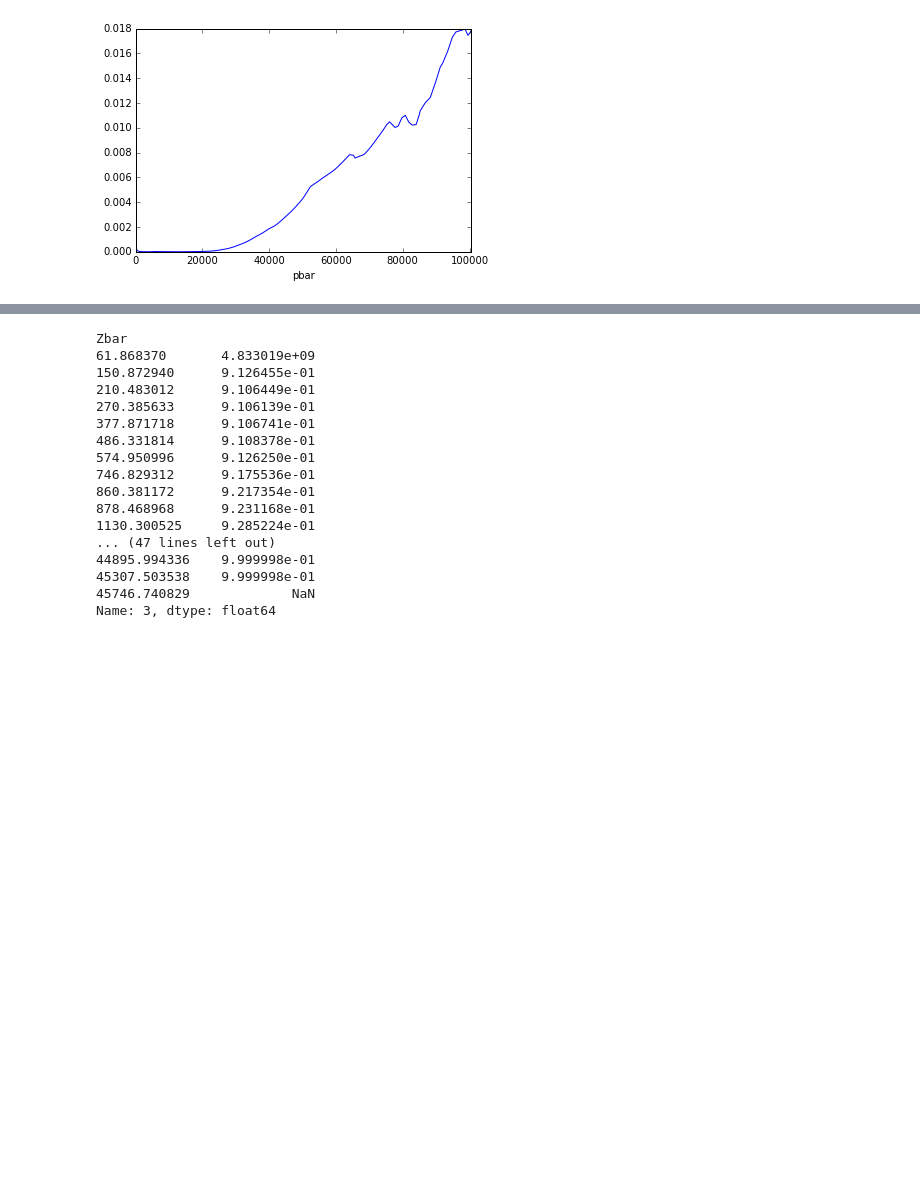
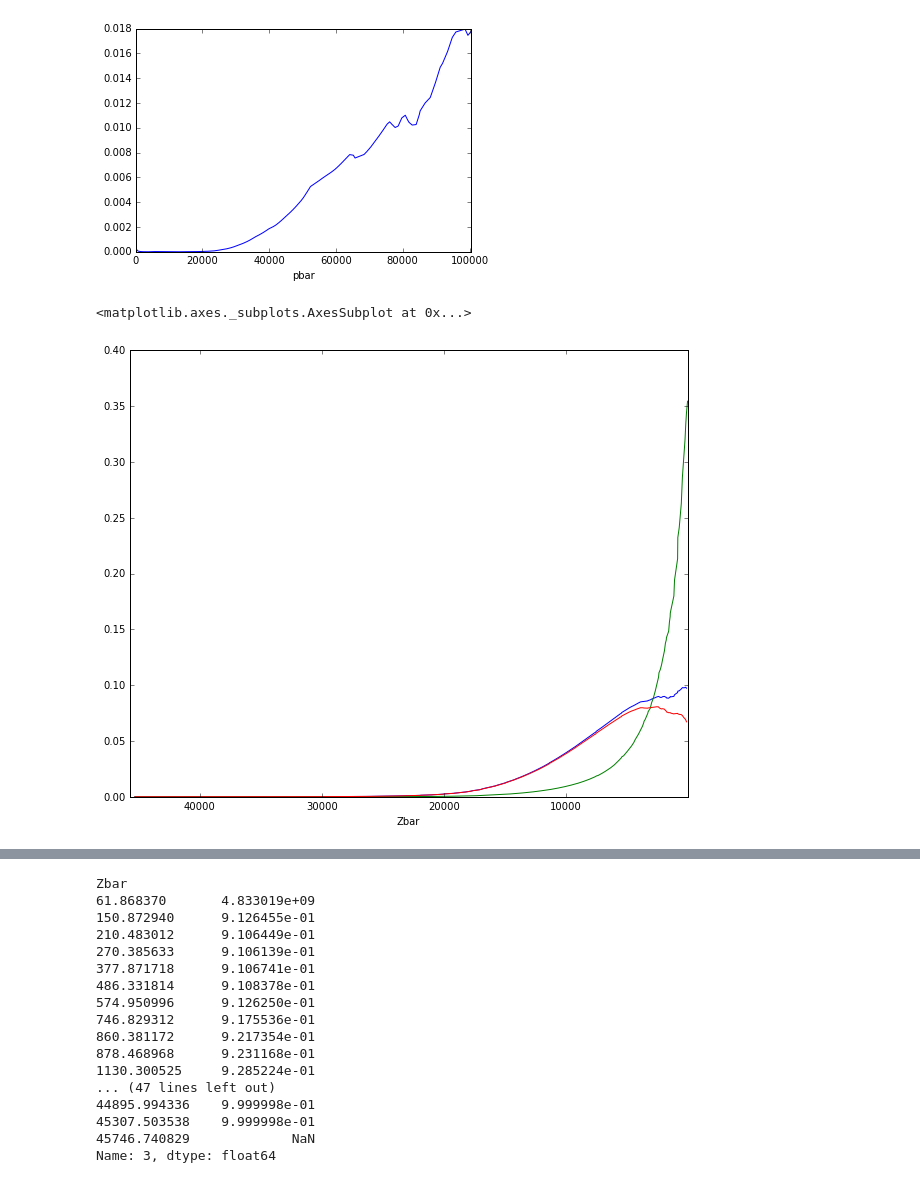
Before and after one commit to CodaP/aos_weighting_function, a Jupyter notebook: weighting function.ipynb, the cells around one changed output, grey strips where cells are left out. Cells and saved outputs as stored; diff of their text form; code cells hidden in the pictures; blank space fills up the shorter version.

```diff
--- a/weighting function.ipynb
+++ b/weighting function.ipynb
@@ -74,3 +111,10 @@ def get_weighting_function_downwelling(f, layers):
+# %%
+get_weighting_function_satellite(53.3, atmos, .5).weighting_function.plot()
+get_weighting_function_downwelling(53.3, atmos).set_index('Zbar').weighting_function.plot()
+get_weighting_function_upwelling(53.3, atmos).set_index('Zbar').weighting_function.plot()
+# %% [output]
+<matplotlib.axes._subplots.AxesSubplot at 0x...>
+[figure, added]
 # %%
 amsu_a = pd.Series(
     {
```
Also changed, not shown: parts of 9 cells of this notebook.
